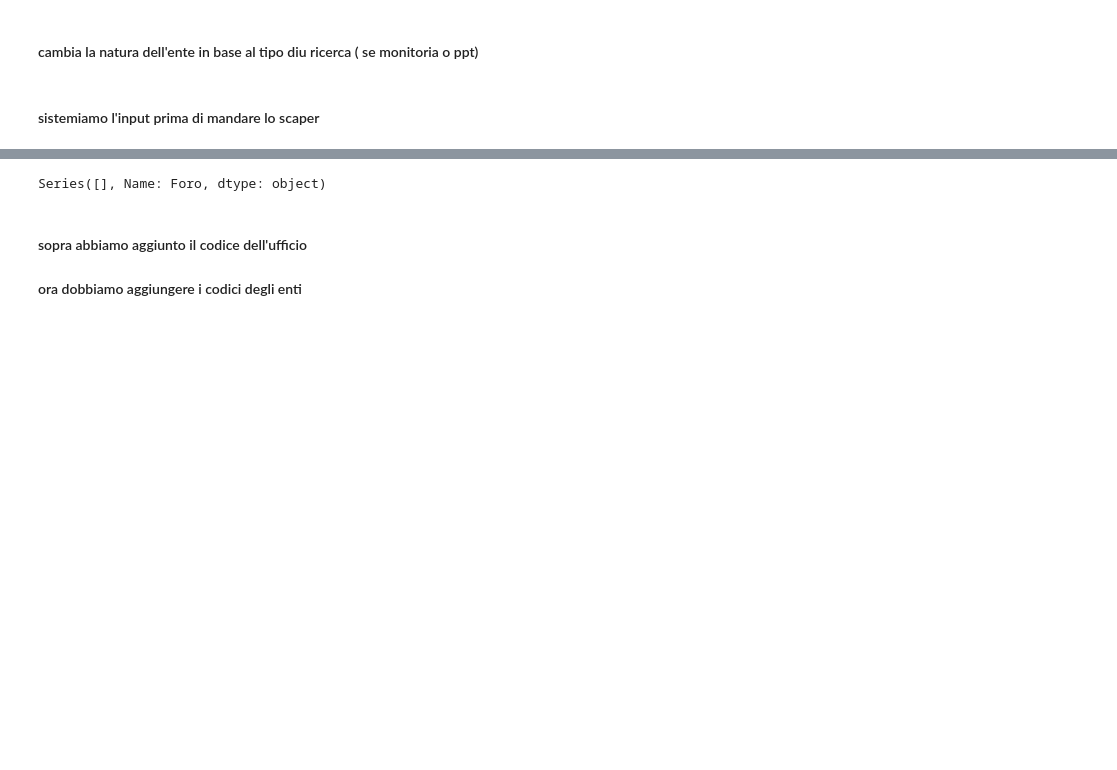
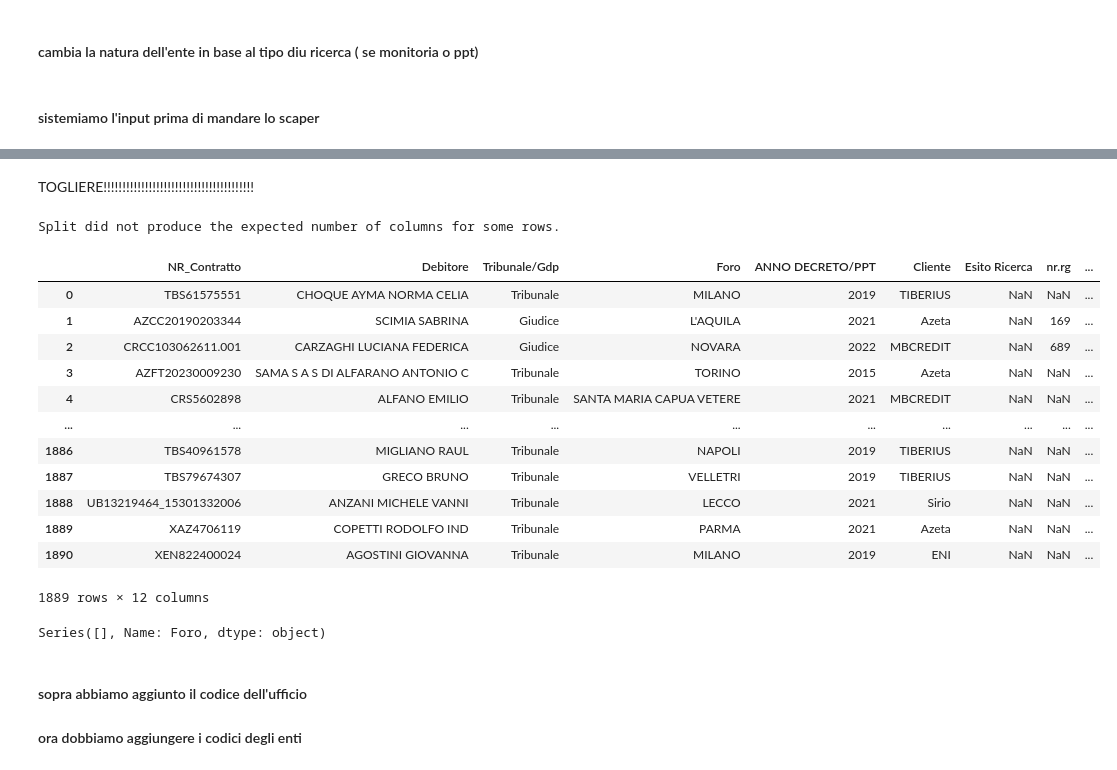
Before and after one commit to ClaudiaEsposit/Scraping_ade, a Jupyter notebook: Tentativi.ipynb, the cells around one changed output, grey strips where cells are left out. Drawn from its saved outputs; the diff is of its cells as text; code cells hidden in the pictures; blank space fills up the shorter version.

```diff
--- a/Tentativi.ipynb
+++ b/Tentativi.ipynb
@@ -197,6 +236,53 @@ input = input.drop_duplicates()
 input = clean(input)
 #input['tipo_ricerca'] = input['RICERCA IQERA'].str.lower()
 #input = input.drop(columns=['RICERCA IQERA'])
+# %% [markdown]
+TOGLIERE!!!!!!!!!!!!!!!!!!!!!!!!!!!!!!!!!!!!!!!!
+# %%
+if input['N. RG'].notna().any():
+        input['N. RG'] = (input['N. RG'].str.replace('Rg.', '', regex=False)
+                    .str.replace('Nr.', '', regex=False)
+                    .str.replace('N.', '', regex=False)
+                    .str.strip()
+                    )
+        input[['nr.rg', 'year.rg']] = input['N. RG'].str.split('/', expand=True)
+
+input['N. Decreto'] = (input['N. Decreto']
+                            .str.replace('Nr.', '', regex=False)
+                            .str.replace('Rg.', '', regex=False)
+                            .str.replace('N.', '', regex=False)
+                            .str.strip()
+                        )
+
+split_result = input['N. Decreto'].str.split('/', expand=True)
+if split_result.shape[1] == 2:
+            input[['nr.decreto', 'year.decreto']] = split_result
+else:
+            print("Split did not produce the expected number of columns for some rows.")
+            # Handle the case here, e.g., by filling NaNs
+            split_result = split_result.reindex(columns=[0, 1])
+            input[['nr.decreto', 'year.decreto']] = split_result
+
+input['tipo_ricerca'] = input['RICERCA IQERA'].str.lower()
+input = input.drop(columns=['N. RG','N. Decreto','N° Repertorio','N. Cronologico','N.R.G.E PPT','N° Rep PPT','RICERCA IQERA'])
+# %% [output]
+Split did not produce the expected number of columns for some rows.
+# %%
+input
+# %% [output]
+|  | NR_Contratto | Debitore | Tribunale/Gdp | Foro | ANNO DECRETO/PPT | Cliente | Esito Ricerca | nr.rg | ... |
+| 0 | TBS61575551 | CHOQUE AYMA NORMA CELIA | Tribunale | MILANO | 2019 | TIBERIUS | NaN | NaN | ... |
+| 1 | AZCC20190203344 | SCIMIA SABRINA | Giudice | L'AQUILA | 2021 | Azeta | NaN | 169 | ... |
+| 2 | CRCC103062611.001 | CARZAGHI LUCIANA FEDERICA | Giudice | NOVARA | 2022 | MBCREDIT | NaN | 689 | ... |
+| 3 | AZFT20230009230 | SAMA S A S DI ALFARANO ANTONIO C | Tribunale | TORINO | 2015 | Azeta | NaN | NaN | ... |
+| 4 | CRS5602898 | ALFANO EMILIO | Tribunale | SANTA MARIA CAPUA VETERE | 2021 | MBCREDIT | NaN | NaN | ... |
+| ... | ... | ... | ... | ... | ... | ... | ... | ... | ... |
+| 1886 | TBS40961578 | MIGLIANO RAUL | Tribunale | NAPOLI | 2019 | TIBERIUS | NaN | NaN | ... |
+| 1887 | TBS79674307 | GRECO BRUNO | Tribunale | VELLETRI | 2019 | TIBERIUS | NaN | NaN | ... |
+| 1888 | UB13219464_15301332006 | ANZANI MICHELE VANNI | Tribunale | LECCO | 2021 | Sirio | NaN | NaN | ... |
+| 1889 | XAZ4706119 | COPETTI RODOLFO IND | Tribunale | PARMA | 2021 | Azeta | NaN | NaN | ... |
+| 1890 | XEN822400024 | AGOSTINI GIOVANNA | Tribunale | MILANO | 2019 | ENI | NaN | NaN | ... |
+1889 rows × 12 columns
 # %%
 
 
```
Also changed, not shown: parts of 17 cells of this notebook, 8 other files.
